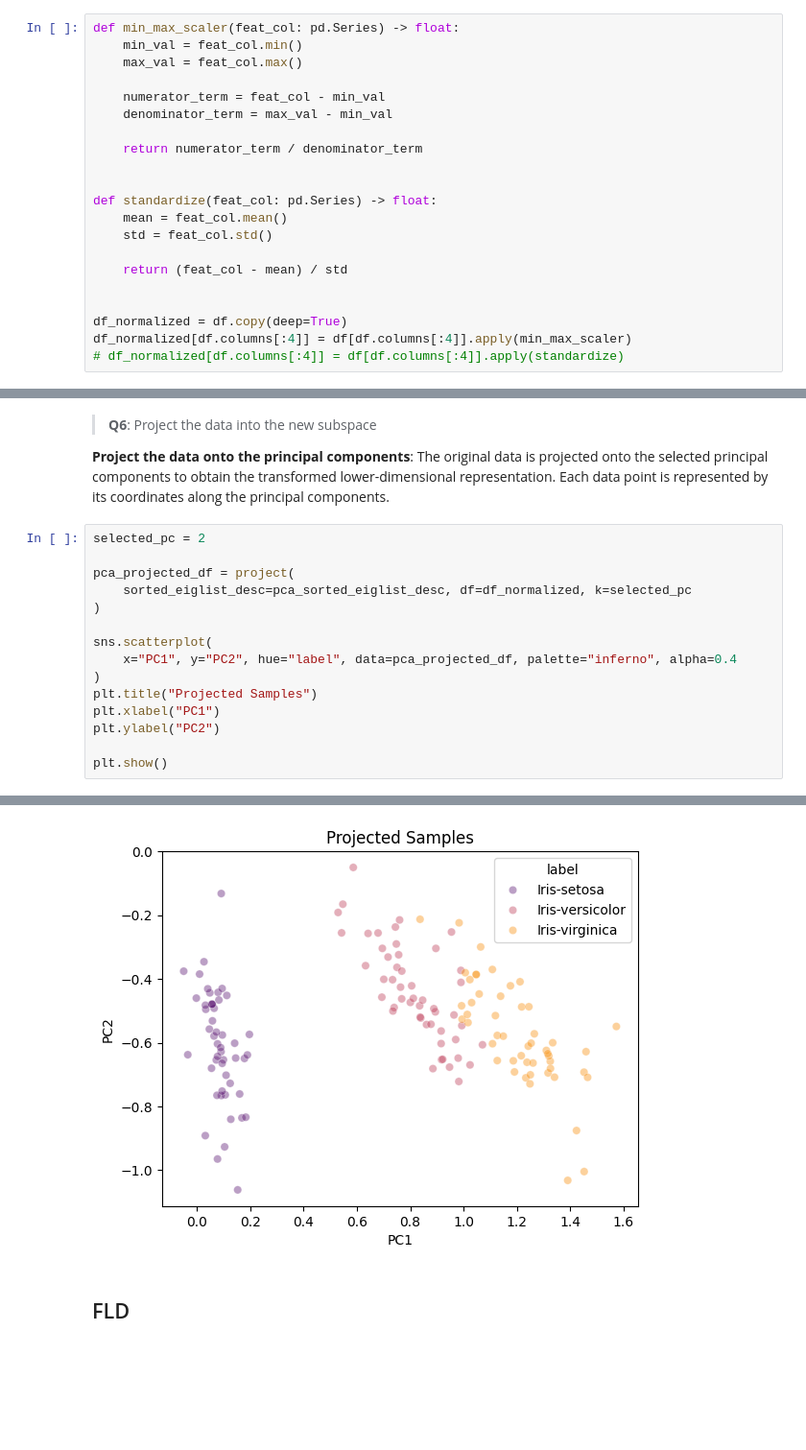
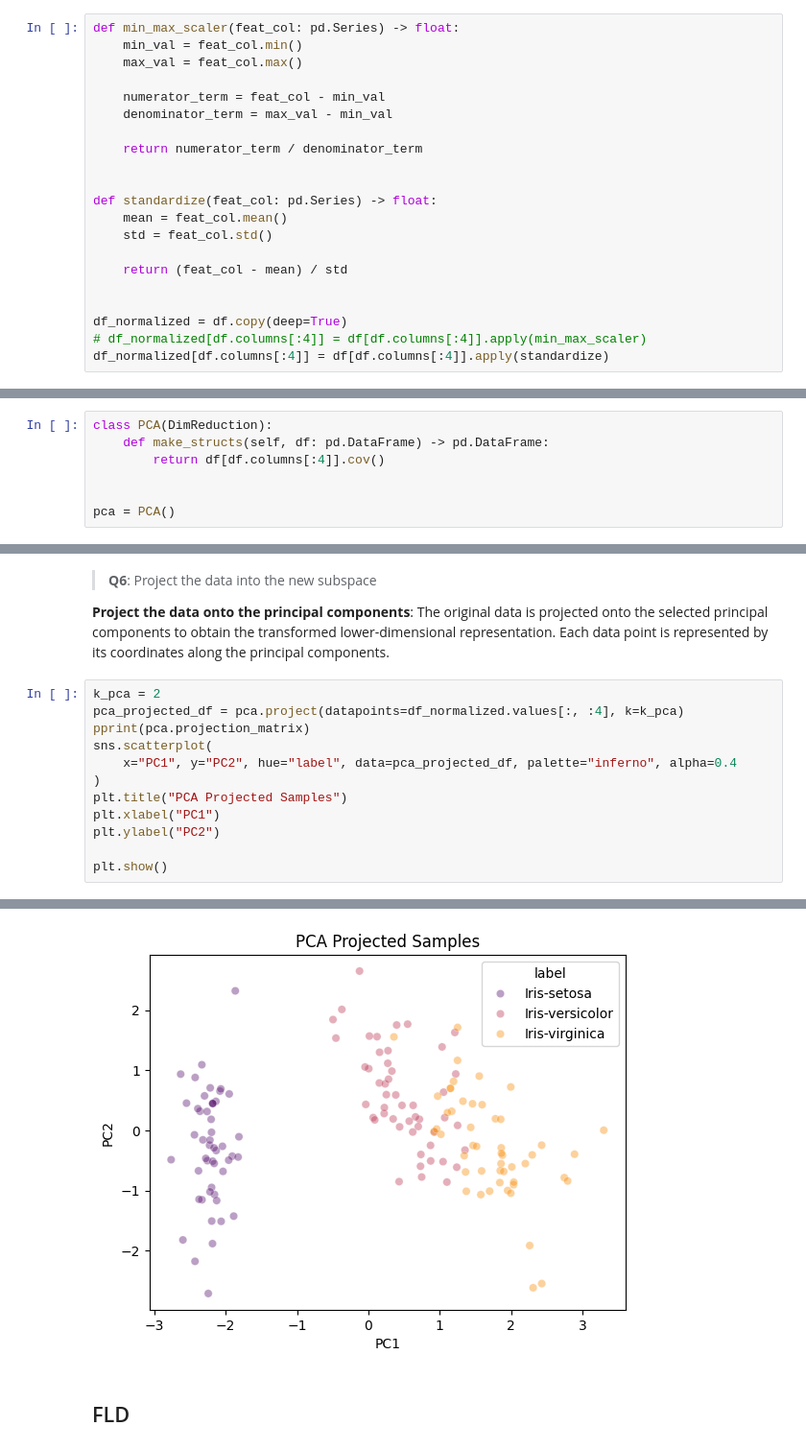
Before and after one commit to thisisel/pattern-recognition, a Jupyter notebook: mini_proj2/mini_proj2.ipynb, the cells around one changed output, grey strips where cells are left out. Shown at 96% size. Drawn from its saved outputs; the diff is of its cells as text; blank space fills up the shorter version.

```diff
--- a/mini_proj2/mini_proj2.ipynb
+++ b/mini_proj2/mini_proj2.ipynb
@@ -86,7 +85,7 @@ def standardize(feat_col: pd.Series) -> float:
 
 
 df_normalized = df.copy(deep=True)
-df_normalized[df.columns[:4]] = df[df.columns[:4]].apply(min_max_scaler)
-# df_normalized[df.columns[:4]] = df[df.columns[:4]].apply(standardize)
+# df_normalized[df.columns[:4]] = df[df.columns[:4]].apply(min_max_scaler)
+df_normalized[df.columns[:4]] = df[df.columns[:4]].apply(standardize)
 # %% [markdown]
 # Stage 3 : Dimensionality Reduction
@@ -138,5 +142,12 @@ def project(
 # %% [markdown]
 ## PCA
+# %%
+class PCA(DimReduction):
+    def make_structs(self, df: pd.DataFrame) -> pd.DataFrame:
+        return df[df.columns[:4]].cov()
+
+
+pca = PCA()
 # %% [markdown]
 > **Q4.1:** Compute the Covariance matrix
 
@@ -181,16 +211,13 @@ _These components capture the most significant patterns or variations in the dat
 
 **Project the data onto the principal components**: The original data is projected onto the selected principal components to obtain the transformed lower-dimensional representation. Each data point is represented by its coordinates along the principal components.
 # %%
-selected_pc = 2
-
-pca_projected_df = project(
-    sorted_eiglist_desc=pca_sorted_eiglist_desc, df=df_normalized, k=selected_pc
-)
-
+k_pca = 2
+pca_projected_df = pca.project(datapoints=df_normalized.values[:, :4], k=k_pca)
+pprint(pca.projection_matrix)
 sns.scatterplot(
     x="PC1", y="PC2", hue="label", data=pca_projected_df, palette="inferno", alpha=0.4
 )
-plt.title("Projected Samples")
+plt.title("PCA Projected Samples")
 plt.xlabel("PC1")
 plt.ylabel("PC2")
 
@@ -199,3 +230,3 @@ plt.show()
-[figure, old version]
+[figure, new version]
 # %% [markdown]
 ## FLD
```
Also changed, not shown: parts of 31 cells of this notebook.
